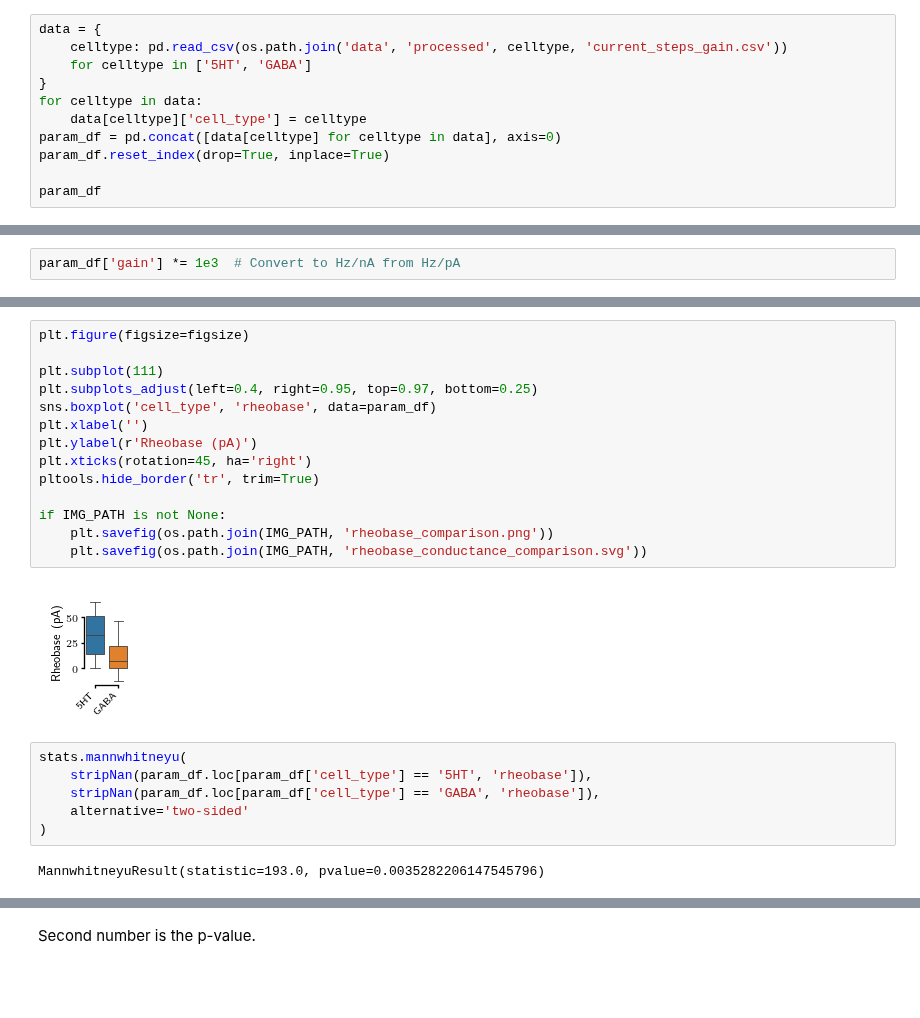
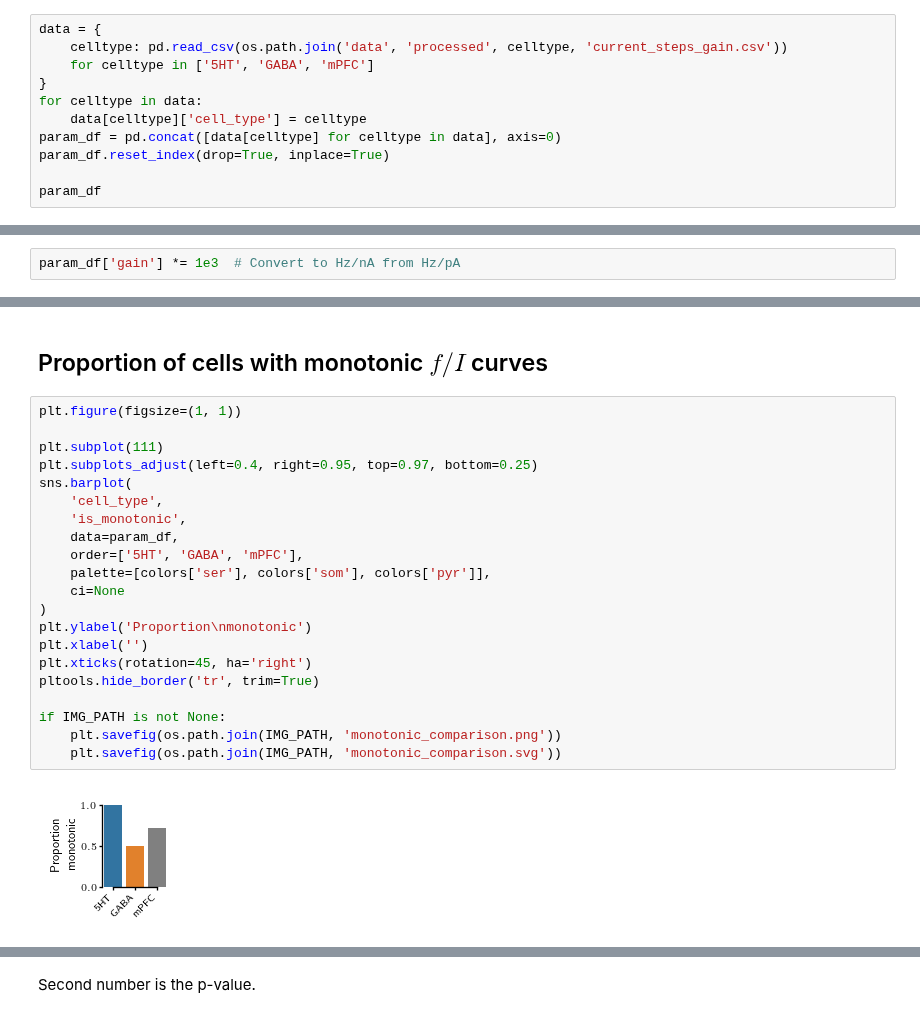
Before and after one commit to nauralcodinglab/raphegif, a Jupyter notebook: figs/scripts/writeup/fI_parameter_comparison.ipynb, the cells around one changed output, grey strips where cells are left out. Cells and saved outputs as stored; diff of their text form; blank space fills up the shorter version.

```diff
--- a/figs/scripts/writeup/fI_parameter_comparison.ipynb
+++ b/figs/scripts/writeup/fI_parameter_comparison.ipynb
@@ -21,7 +26,7 @@ plt.style.use(os.path.join(NOTEBOOK_PATH, 'publication_figure_style.dms'))
 # %%
 data = {
     celltype: pd.read_csv(os.path.join('data', 'processed', celltype, 'current_steps_gain.csv'))
-    for celltype in ['5HT', 'GABA']
+    for celltype in ['5HT', 'GABA', 'mPFC']
 }
 for celltype in data:
     data[celltype]['cell_type'] = celltype
@@ -93,24 +188,25 @@ MannwhitneyuResult(statistic=17.0, pvalue=0.0076429063839584055)
+# %% [markdown]
+## Proportion of cells with monotonic $f/I$ curves
 # %%
-plt.figure(figsize=figsize)
+plt.figure(figsize=(1, 1))
 
 plt.subplot(111)
 plt.subplots_adjust(left=0.4, right=0.95, top=0.97, bottom=0.25)
-sns.boxplot('cell_type', 'rheobase', data=param_df)
+sns.barplot(
+    'cell_type',
+    'is_monotonic',
+    data=param_df,
+    order=['5HT', 'GABA', 'mPFC'],
+    palette=[colors['ser'], colors['som'], colors['pyr']],
+    ci=None
+)
+plt.ylabel('Proportion\nmonotonic')
 plt.xlabel('')
-plt.ylabel(r'Rheobase (pA)')
 plt.xticks(rotation=45, ha='right')
 pltools.hide_border('tr', trim=True)
 
 if IMG_PATH is not None:
-    plt.savefig(os.path.join(IMG_PATH, 'rheobase_comparison.png'))
-    plt.savefig(os.path.join(IMG_PATH, 'rheobase_conductance_comparison.svg'))
+    plt.savefig(os.path.join(IMG_PATH, 'monotonic_comparison.png'))
+    plt.savefig(os.path.join(IMG_PATH, 'monotonic_comparison.svg'))
 # %% [output]
-[figure, old version]
+[figure, new version]
-# %%
-stats.mannwhitneyu(
-    stripNan(param_df.loc[param_df['cell_type'] == '5HT', 'rheobase']),
-    stripNan(param_df.loc[param_df['cell_type'] == 'GABA', 'rheobase']),
-    alternative='two-sided'
-)
-# %% [output]
-MannwhitneyuResult(statistic=193.0, pvalue=0.0035282206147545796)
```
Also changed, not shown: parts of 22 cells of this notebook, 1 other file.
